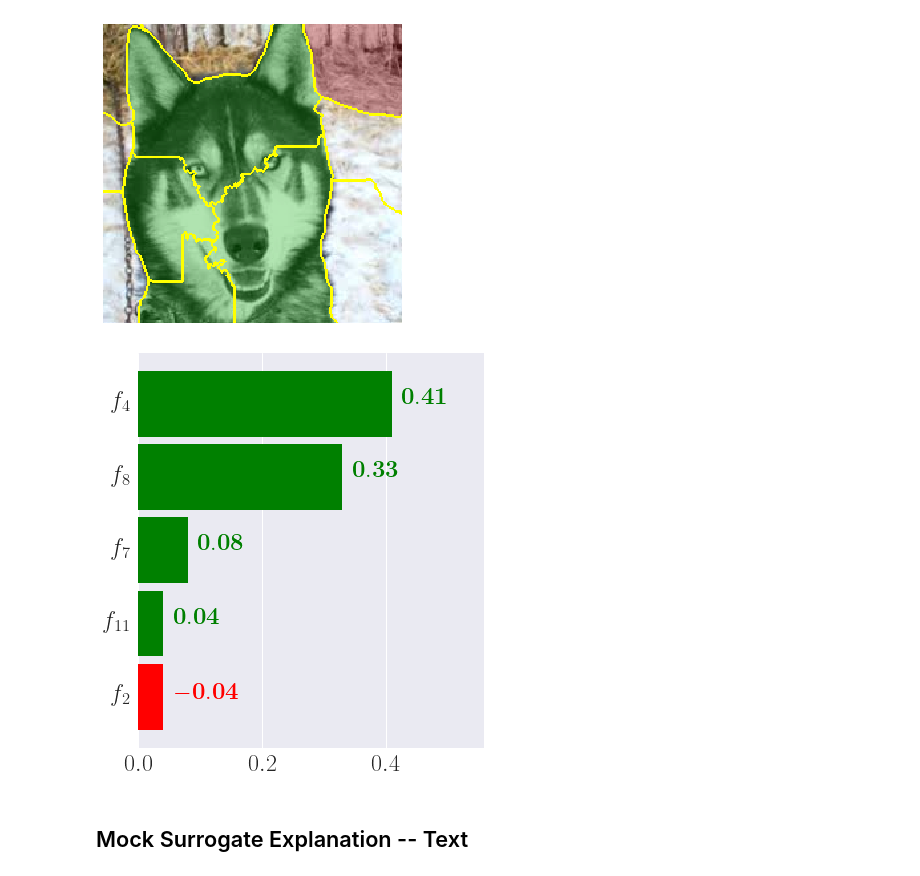
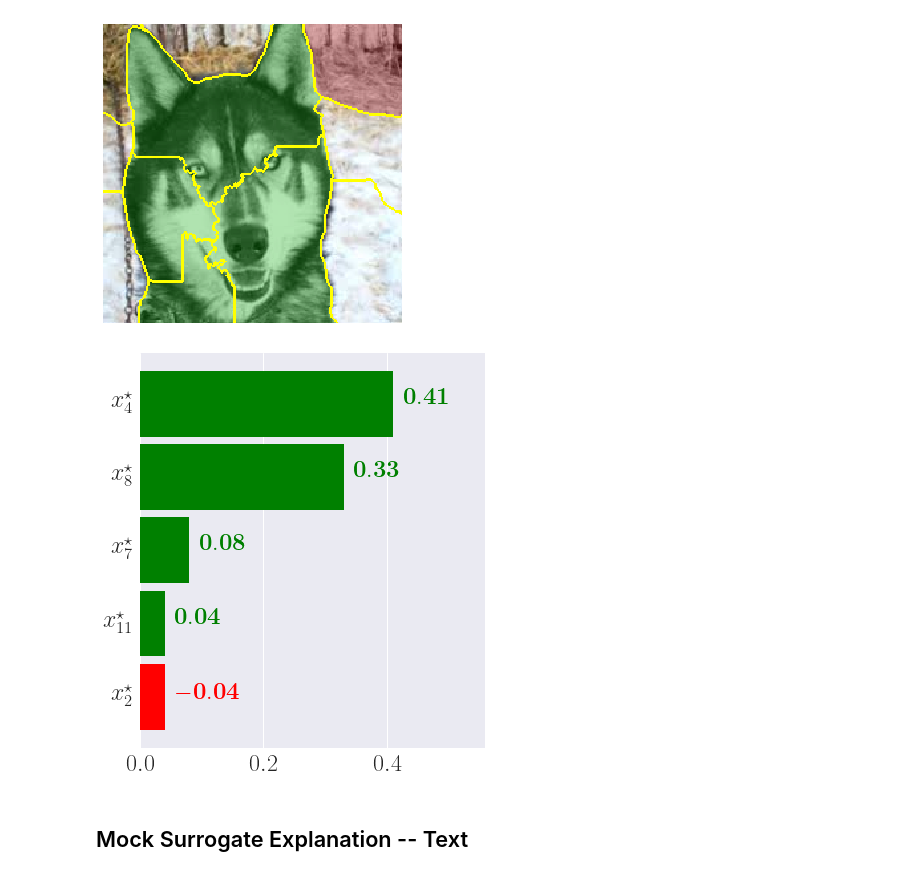
Before and after one commit to So-Cool/bLIMEy, a Jupyter notebook: DAMI_2021/exploration_image.ipynb, the cells around one changed output. Saved outputs shown, nothing was run; the diff lists cells and outputs as text; code cells hidden in the pictures.

Commit message:
Consistent figure labelling

```diff
--- a/DAMI_2021/exploration_image.ipynb
+++ b/DAMI_2021/exploration_image.ipynb
@@ -255,10 +257,11 @@ plt.imsave('_figures/husky_explanation.jpeg', husky_explanation_)
 # %%
 # NBVAL_IGNORE_OUTPUT
 # fontsize=14 # labelsize=16
 # xlim = (-0.001, 0.017) # xlim = (-0.01, 0.76)
-plot_bar_exp(mock_explanation, savepath='_figures/husky_bar.pdf', onesided=True)
+plot_bar_exp(mock_explanation, savepath='_figures/husky_bar.pdf', onesided=True,
+             label_fmt='\\(x_{{{:d}}}^\star\\)')
 # %% [output]
-[figure, old version]
+[figure, new version]
 # %% [markdown]
 ## Mock Surrogate Explanation -- Text
 # %%
```
Also changed, not shown: parts of 6 cells of this notebook, 1 other file.
